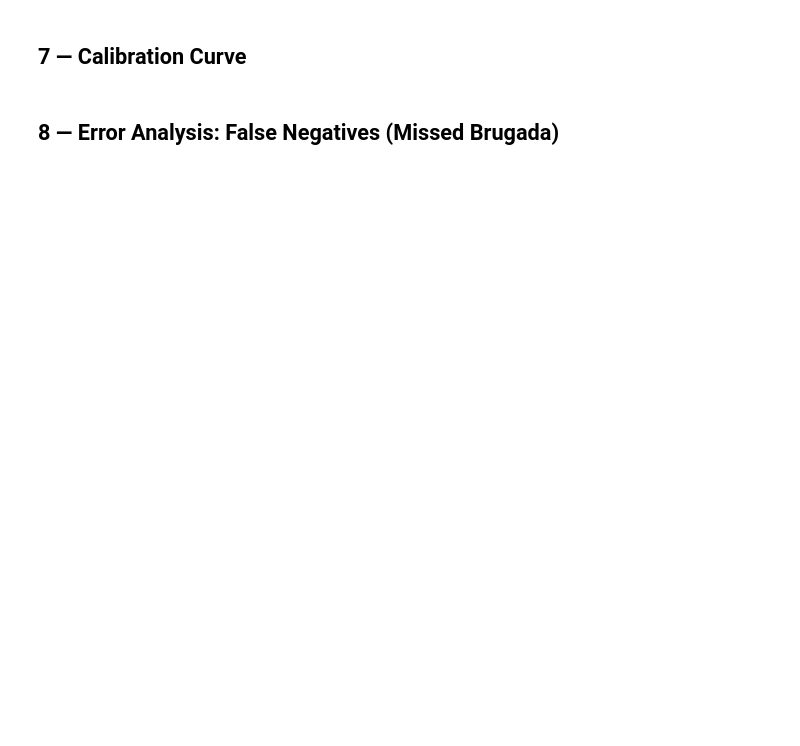
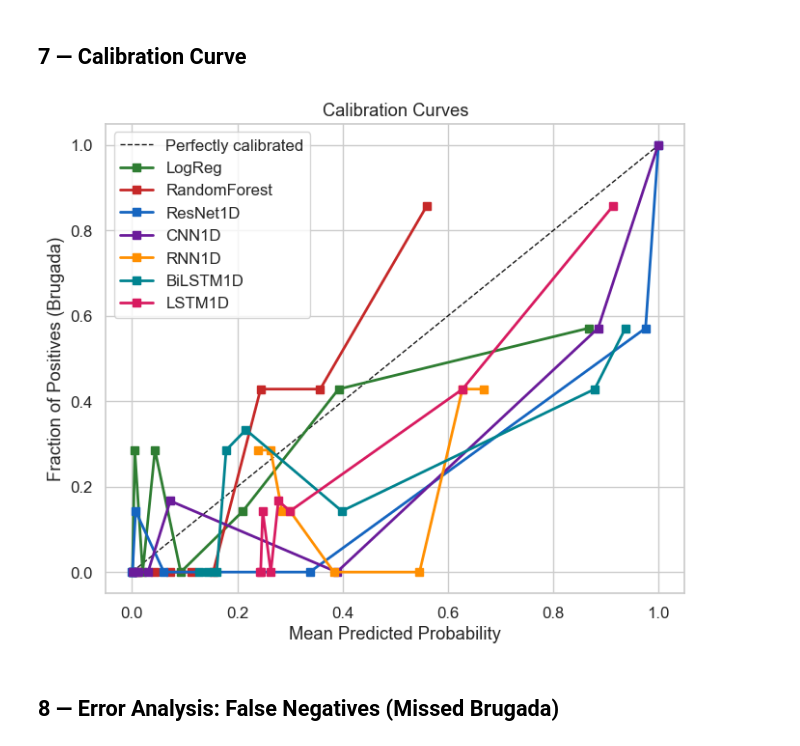
Before and after one commit to Aisyaululasmi/IDSC2026, a Jupyter notebook: notebooks/04_evaluation.ipynb, the cells around one changed output. Cells and saved outputs as stored; diff of their text form; code cells hidden in the pictures; blank space fills up the shorter version.

```diff
--- a/notebooks/04_evaluation.ipynb
+++ b/notebooks/04_evaluation.ipynb
@@ -171,24 +314,30 @@ plt.show()
 # %%
 from sklearn.calibration import calibration_curve
 
 fig, ax = plt.subplots(figsize=(7, 6))
 ax.plot([0, 1], [0, 1], 'k--', lw=1, label='Perfectly calibrated')
 
 for name, prob, color in [
     ('LogReg',       lr_prob_test, '#2E7D32'),
     ('RandomForest', rf_prob_test, '#C62828'),
     ('ResNet1D',     dl_prob_test, '#1565C0'),
+    ('CNN1D',  dl_prob_test_2, '#6A1B9A'),
+    ('RNN1D',        dl_prob_test_3, '#FF8F00'),
+    ('BiLSTM1D',     dl_prob_test_4, '#00838F'),
+    ('LSTM1D',       dl_prob_test_5, '#D81B60'),
 ]:
     frac_pos, mean_pred = calibration_curve(y_test, prob, n_bins=8, strategy='quantile')
     ax.plot(mean_pred, frac_pos, 's-', color=color, lw=2, label=name)
 
 ax.set_xlabel('Mean Predicted Probability')
 ax.set_ylabel('Fraction of Positives (Brugada)')
 ax.set_title('Calibration Curves')
 ax.legend()
 plt.tight_layout()
 plt.savefig(REPORTS / 'eval_calibration.png', dpi=150)
 plt.show()
+# %% [output]
+[figure, added]
 # %% [markdown]
 ## 8 — Error Analysis: False Negatives (Missed Brugada)
 # %%
```
Also changed, not shown: parts of 16 cells of this notebook.
